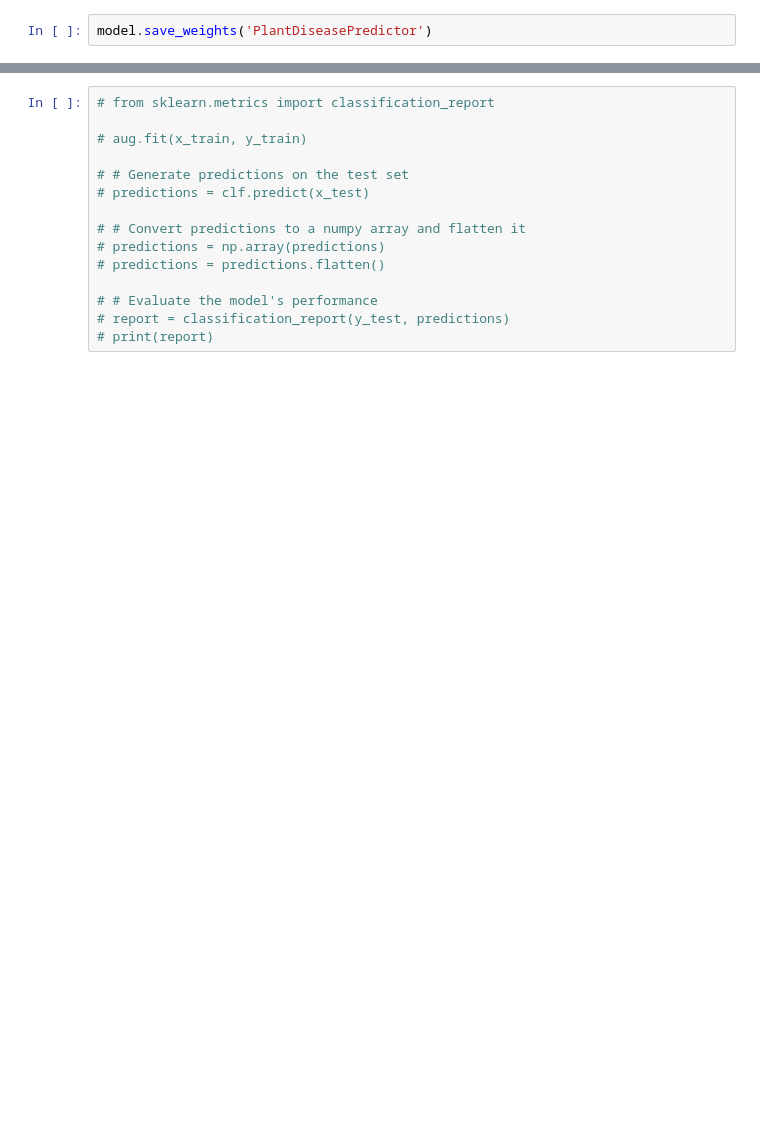
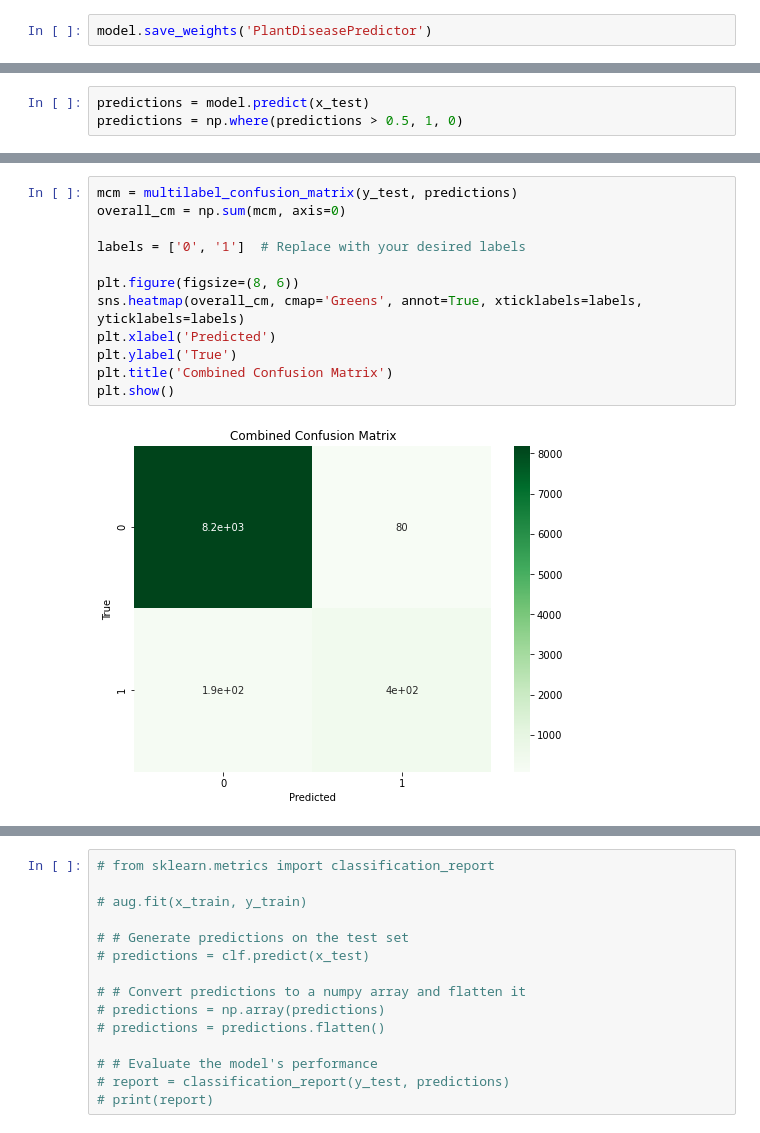
Before and after one commit to Cheruiyot890/PlantDiseasePredictor, a Jupyter notebook: Notebook.ipynb, the cells around one changed output, grey strips where cells are left out. Saved outputs shown, nothing was run; the diff lists cells and outputs as text; blank space fills up the shorter version.

```diff
--- a/Notebook.ipynb
+++ b/Notebook.ipynb
@@ -482,0 +510,3 @@ print(y_test.shape, predictions.shape)
+# %%
+predictions = model.predict(x_test)
+predictions = np.where(predictions > 0.5, 1, 0)
@@ -482,0 +574,14 @@ print(y_test.shape, predictions.shape)
+# %%
+mcm = multilabel_confusion_matrix(y_test, predictions)
+overall_cm = np.sum(mcm, axis=0)
+
+labels = ['0', '1']  # Replace with your desired labels
+
+plt.figure(figsize=(8, 6))
+sns.heatmap(overall_cm, cmap='Greens', annot=True, xticklabels=labels, yticklabels=labels)
+plt.xlabel('Predicted')
+plt.ylabel('True')
+plt.title('Combined Confusion Matrix')
+plt.show()
+# %% [output]
+[figure, added]
```
Also changed, not shown: parts of 26 cells of this notebook, 3 other files.
